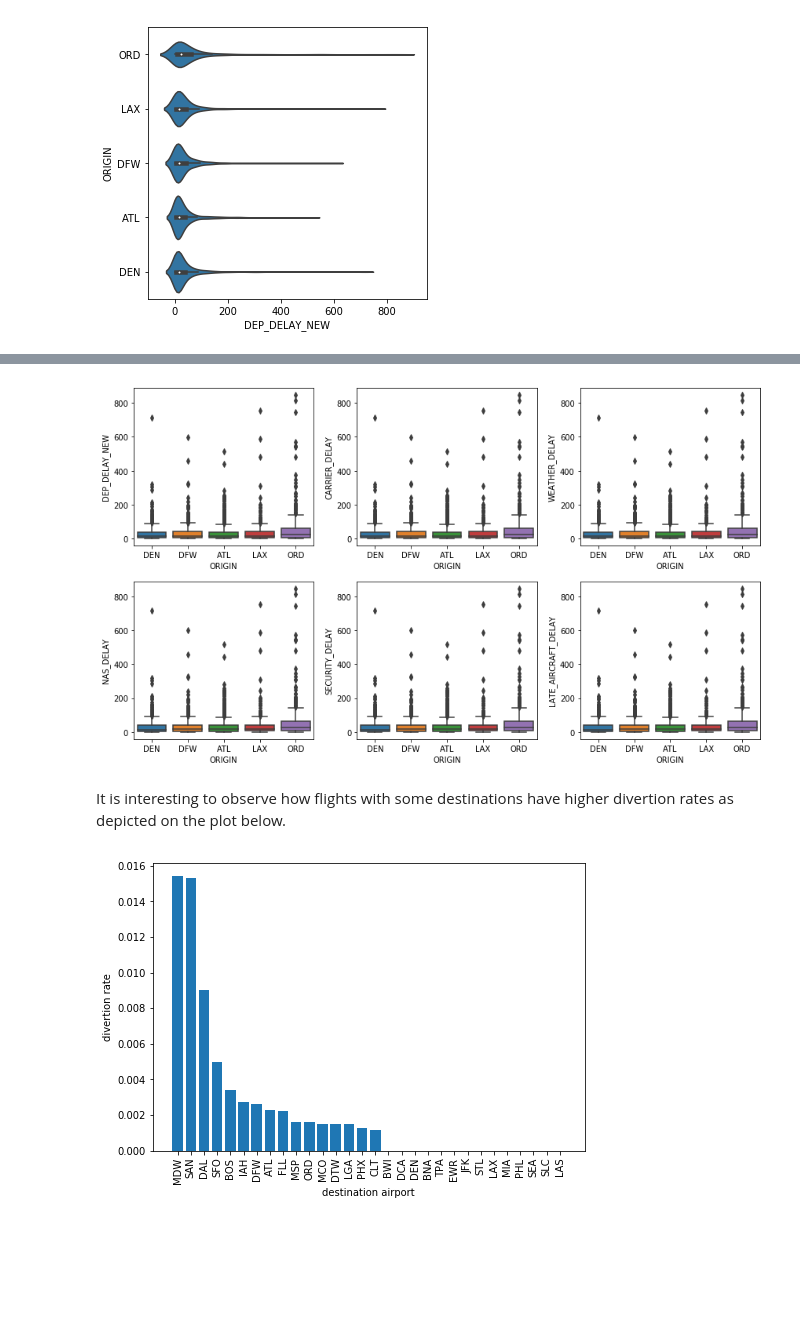
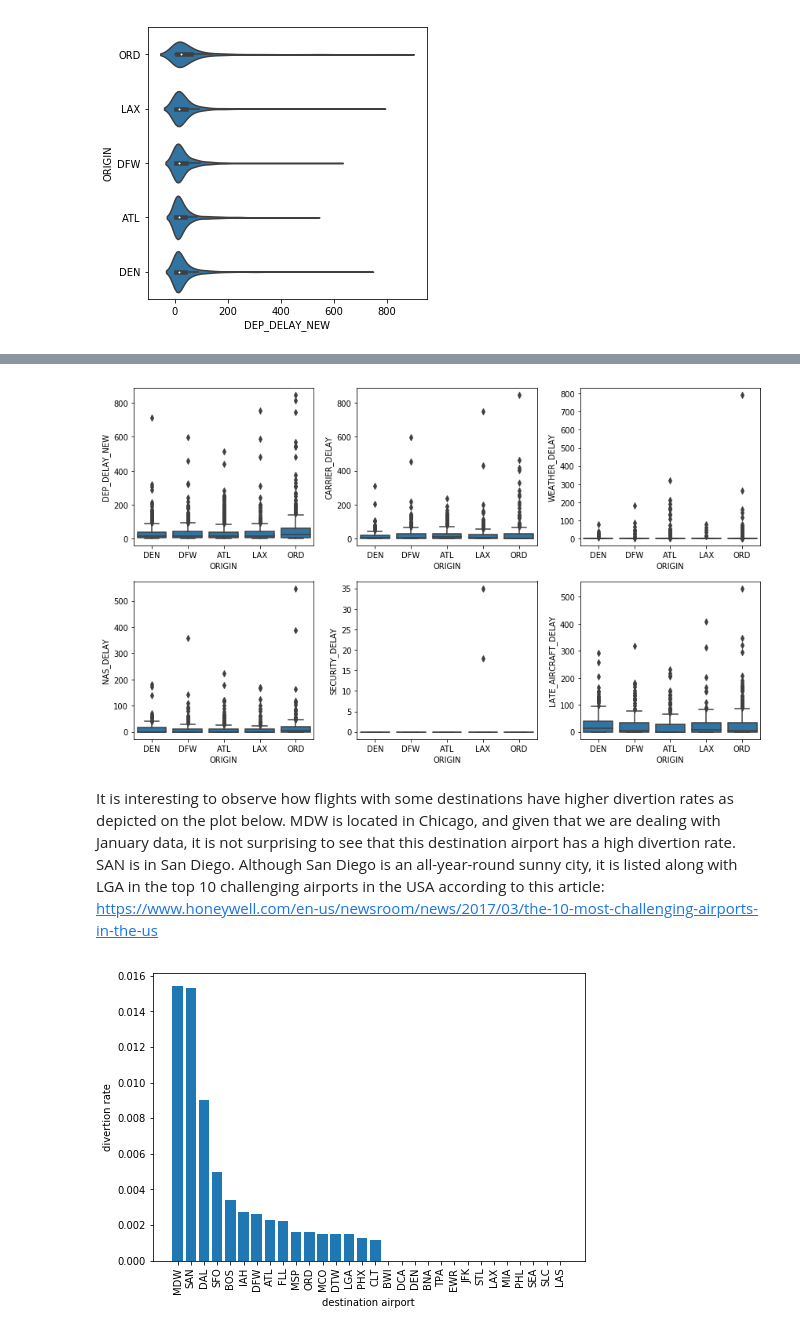
Before and after one commit to natalyabakhshetyan/flights_data_analysis, a Jupyter notebook: exploration_template.ipynb, the cells around one changed output, grey strips where cells are left out. Saved outputs shown, nothing was run; the diff lists cells and outputs as text; code cells hidden in the pictures; blank space fills up the shorter version.

```diff
--- a/exploration_template.ipynb
+++ b/exploration_template.ipynb
@@ -363,20 +361,21 @@ sb.violinplot(data = top_5_origin_df, y= 'ORIGIN', x= 'DEP_DELAY_NEW', color= de
 # %%
 yvars = ['DEP_DELAY_NEW', 'CARRIER_DELAY', 'WEATHER_DELAY', 'NAS_DELAY',
          'SECURITY_DELAY', 'LATE_AIRCRAFT_DELAY']
 
 plt.subplots(2,3,figsize=(12,7))
 count = 1
-for y in yvars:
+default_color = sb.color_palette()[0]
+for yvar in yvars:
     plt.subplot(2,3, count)
-    sb.boxplot(x= "ORIGIN", y="DEP_DELAY_NEW", data=top_5_origin_df)
+    sb.boxplot(x= "ORIGIN", y=yvar, data=top_5_origin_df, color= default_color)
     plt.xlabel('ORIGIN')
-    plt.ylabel(y)
+    plt.ylabel(yvar)
     plt.tight_layout()
     count +=1
 # %% [output]
-[figure, old version]
+[figure, new version]
-# %% [markdown]
-It is interesting to observe how flights with some destinations have higher divertion rates as depicted on the plot below.
+# %% [markdown]
+It is interesting to observe how flights with some destinations have higher divertion rates as depicted on the plot below. MDW is located in Chicago, and given that we are dealing with January data, it is not surprising to see that this destination airport has a high divertion rate. SAN is in San Diego. Although San Diego is an all-year-round sunny city, it is listed along with LGA in the top 10 challenging airports in the USA according to this article: https://www.honeywell.com/en-us/newsroom/news/2017/03/the-10-most-challenging-airports-in-the-us
 # %%
 # get the list of top 30 destination airports from the database.
 top_30_dest = combined_df['DEST'].value_counts().head(30).keys()
```
Also changed, not shown: parts of 15 cells of this notebook.
